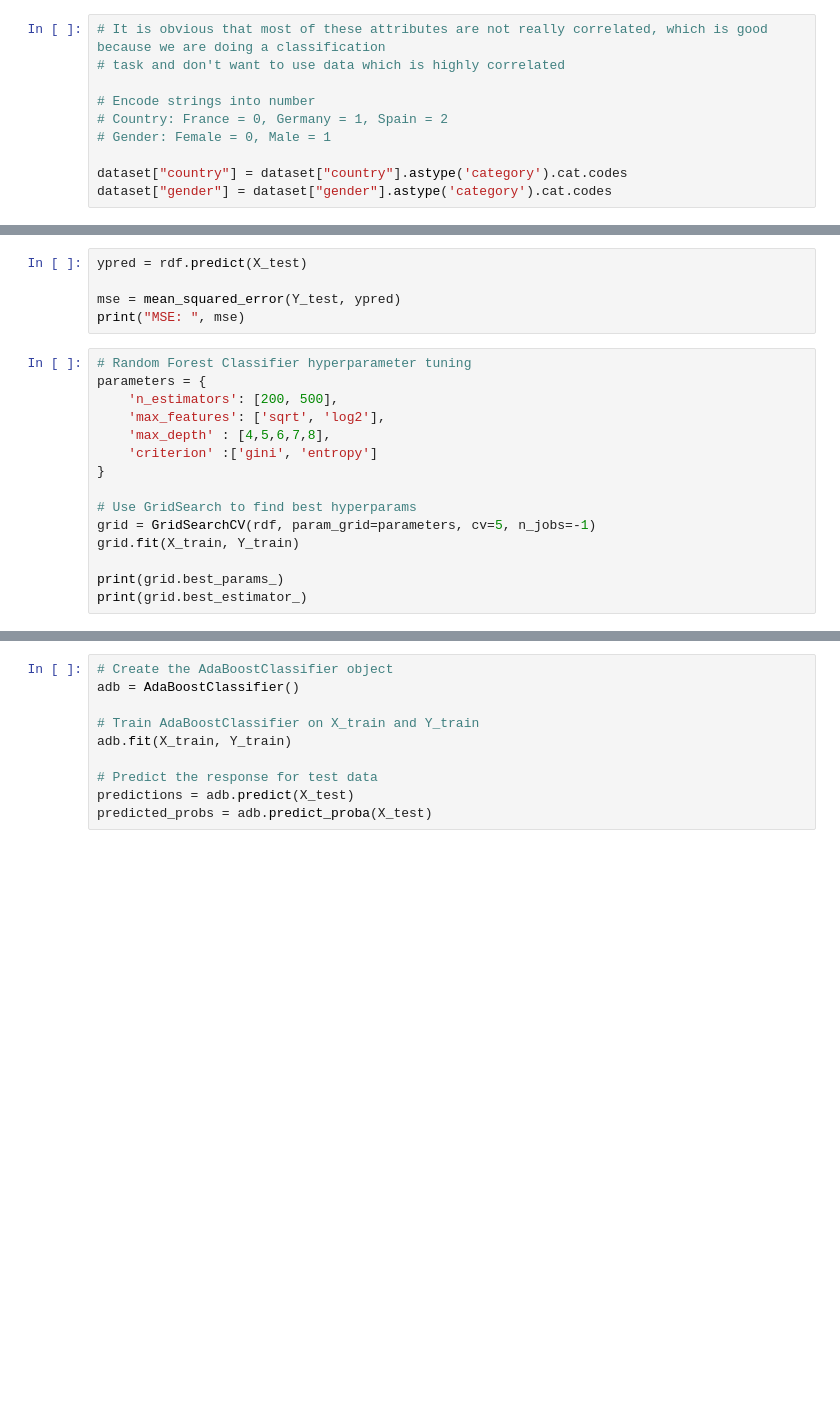
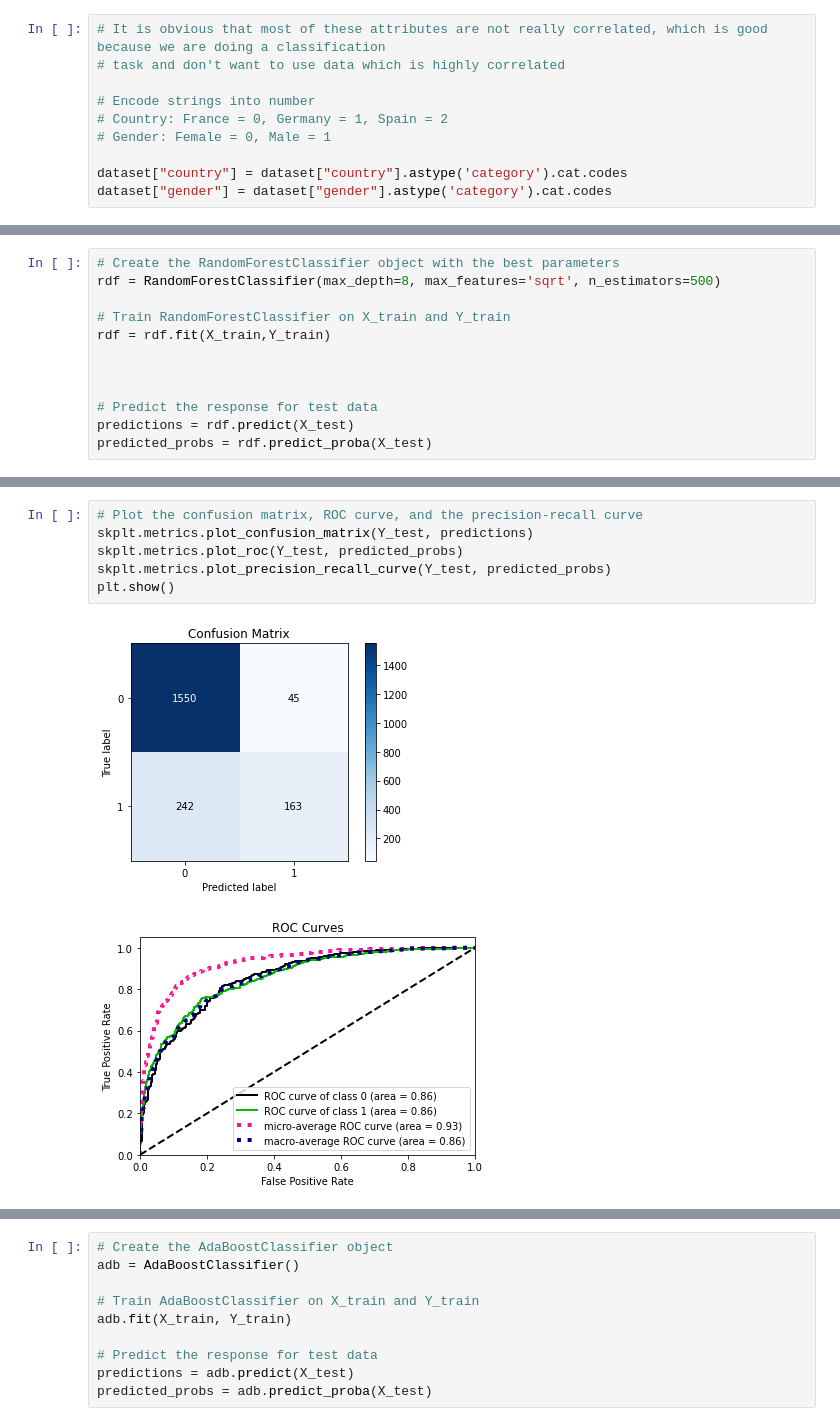
Before and after one commit to SBodapati11/Tree-Classification, a Jupyter notebook: Tree Classification.ipynb, the cells around one changed output, grey strips where cells are left out. Drawn from its saved outputs; the diff is of its cells as text; blank space fills up the shorter version.

```diff
--- a/Tree Classification.ipynb
+++ b/Tree Classification.ipynb
@@ -158,0 +266,12 @@ predicted_probs = rdf.predict_proba(X_test)
+# %%
+# Create the RandomForestClassifier object with the best parameters
+rdf = RandomForestClassifier(max_depth=8, max_features='sqrt', n_estimators=500)
+
+# Train RandomForestClassifier on X_train and Y_train
+rdf = rdf.fit(X_train,Y_train)
+
+
+
+# Predict the response for test data
+predictions = rdf.predict(X_test)
+predicted_probs = rdf.predict_proba(X_test)
@@ -162,20 +306,9 @@ print('Random Forest Accuracy: ', accuracy_score(Y_test, predictions))
-# %%
-ypred = rdf.predict(X_test)
-
-mse = mean_squared_error(Y_test, ypred)
-print("MSE: ", mse)
-# %%
-# Random Forest Classifier hyperparameter tuning
-parameters = {
-    'n_estimators': [200, 500],
-    'max_features': ['sqrt', 'log2'],
-    'max_depth' : [4,5,6,7,8],
-    'criterion' :['gini', 'entropy']
-}
-
-# Use GridSearch to find best hyperparams
-grid = GridSearchCV(rdf, param_grid=parameters, cv=5, n_jobs=-1)
-grid.fit(X_train, Y_train)
-
-print(grid.best_params_)
-print(grid.best_estimator_)
+# %%
+# Plot the confusion matrix, ROC curve, and the precision-recall curve
+skplt.metrics.plot_confusion_matrix(Y_test, predictions)
+skplt.metrics.plot_roc(Y_test, predicted_probs)
+skplt.metrics.plot_precision_recall_curve(Y_test, predicted_probs)
+plt.show()
+# %% [output]
+[figure, added]
+[figure, added]
```
Also changed, not shown: parts of 19 cells of this notebook.
